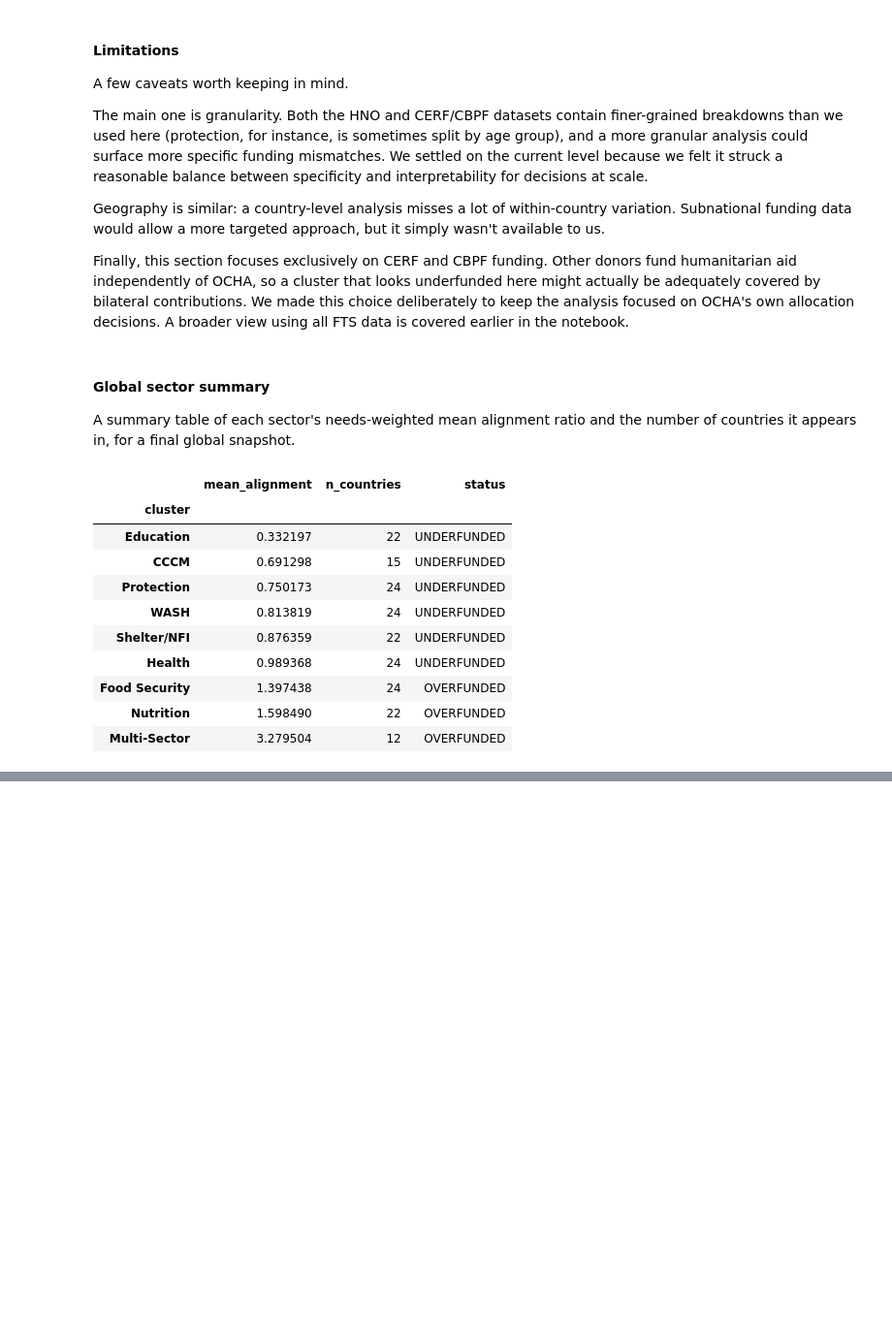
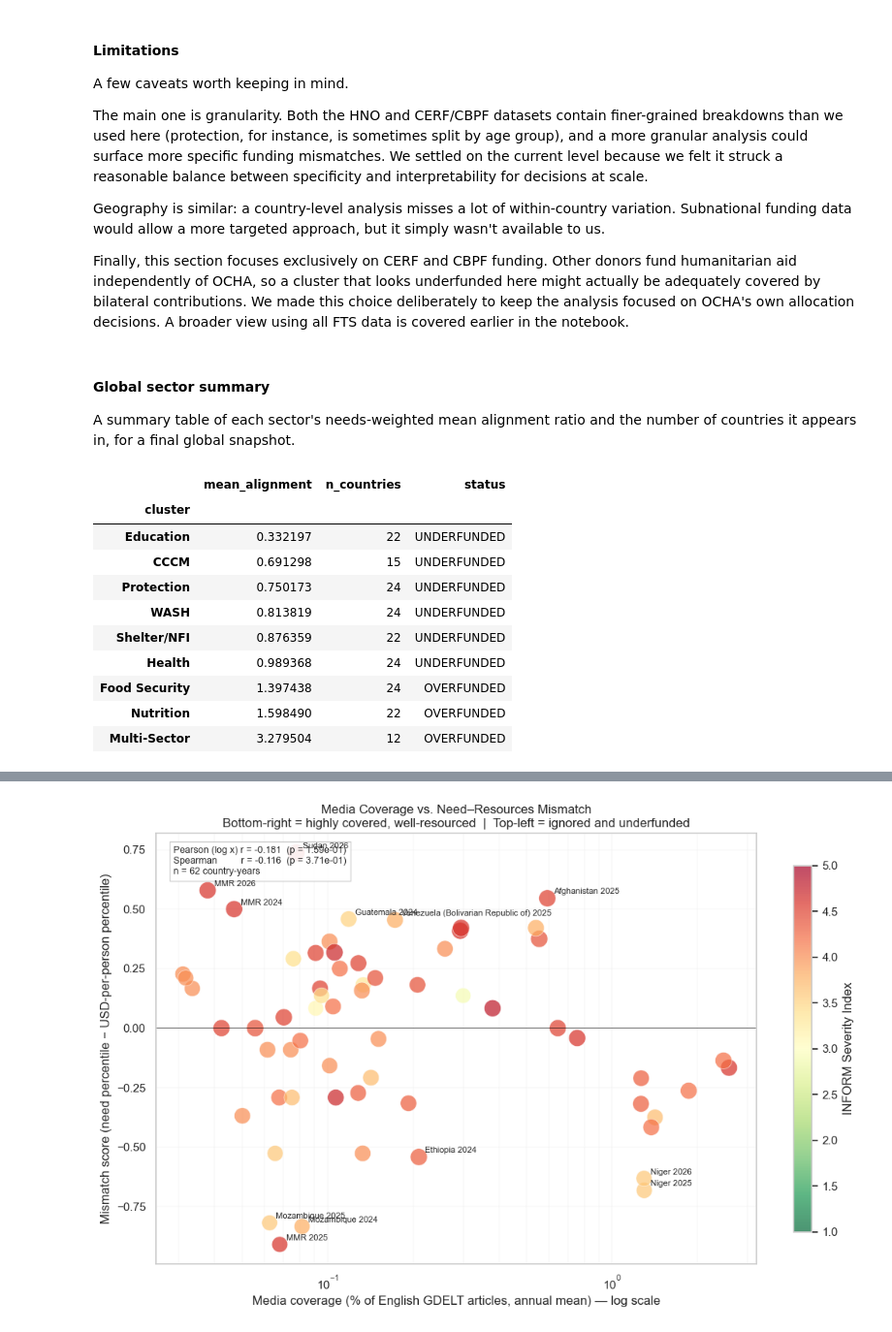
Before and after one commit to USER-397X/OCHA, a Jupyter notebook: stroopwafel.ipynb, the cells around one changed output, grey strips where cells are left out. Shown at 97% size. Saved outputs shown, nothing was run; the diff lists cells and outputs as text; code cells hidden in the pictures; blank space fills up the shorter version.

```diff
--- a/stroopwafel.ipynb
+++ b/stroopwafel.ipynb
@@ -2691,0 +3105,76 @@ It's important to again stress the limitations here. Most obvious is that the sh
+# %%
+# Chart 1 — Media coverage vs. our mismatch score
+# -------------------------------------------------
+# Mismatch (from cell 18) = need_rate_pct − usd_per_in_need_pct, within-year.
+# Positive = high need + low requested resources. If the "forgotten crisis"
+# story holds, we expect a negative relationship: less media attention →
+# higher mismatch.
+
+from scipy import stats
+
+plot_df = (
+    core_media
+    .dropna(subset=["mismatch", "media_frac_pct", "severity_index"])
+    .query("media_frac_pct > 0")
+    .copy()
+)
+
+fig, ax = plt.subplots(figsize=(11, 7))
+
+# Size by people in need (so big caseloads read visually)
+sizes = (
+    np.log1p(plot_df["in_need"]) / np.log1p(plot_df["in_need"]).max() * 240 + 25
+)
+
+sc = ax.scatter(
+    plot_df["media_frac_pct"],
+    plot_df["mismatch"],
+    c=plot_df["severity_index"],
+    s=sizes,
+    cmap="RdYlGn_r",
+    vmin=1, vmax=5,
+    alpha=0.7,
+    edgecolors="white",
+    linewidth=0.5,
+)
+cbar = fig.colorbar(sc, ax=ax, shrink=0.85)
+cbar.set_label("INFORM Severity Index")
+
+ax.set_xscale("log")
+ax.axhline(0, color="black", linewidth=0.6, alpha=0.6)
+ax.set_xlabel("Media coverage (% of English GDELT articles, annual mean) — log scale")
+ax.set_ylabel("Mismatch score (need percentile − USD-per-person percentile)")
+ax.set_title("Media Coverage vs. Need–Resources Mismatch\n"
+             "Bottom-right = highly covered, well-resourced  |  "
+             "Top-left = ignored and underfunded")
+
+# Correlation on log(media)
+r_p, p_p = stats.pearsonr(
+    np.log10(plot_df["media_frac_pct"]), plot_df["mismatch"]
+)
+r_s, p_s = stats.spearmanr(plot_df["media_frac_pct"], plot_df["mismatch"])
+ax.text(
+    0.03, 0.97,
+    f"Pearson (log x) r = {r_p:+.3f}  (p = {p_p:.2e})\n"
+    f"Spearman         r = {r_s:+.3f}  (p = {p_s:.2e})\n"
+    f"n = {len(plot_df)} country-years",
+    transform=ax.transAxes, va="top", fontsize=9,
+    bbox=dict(facecolor="white", alpha=0.9, edgecolor="#ccc"),
+)
+
+# Label the worst-served, least-covered corner (top-left) and its opposite
+top_left = plot_df.nlargest(6, "mismatch")
+bot_right = plot_df.nsmallest(6, "mismatch")
+for _, row in pd.concat([top_left, bot_right]).drop_duplicates(
+        subset=["iso3", "year"]).iterrows():
+    ax.annotate(
+        f"{row['country']} {int(row['year'])}",
+        (row["media_frac_pct"], row["mismatch"]),
+        textcoords="offset points", xytext=(6, 4), fontsize=8,
+    )
+
+ax.grid(True, which="both", linewidth=0.3, alpha=0.4)
+plt.tight_layout()
+plt.show()
+# %% [output]
+[figure, added]
```
Also changed, not shown: parts of 8 cells of this notebook, 2 other files.
